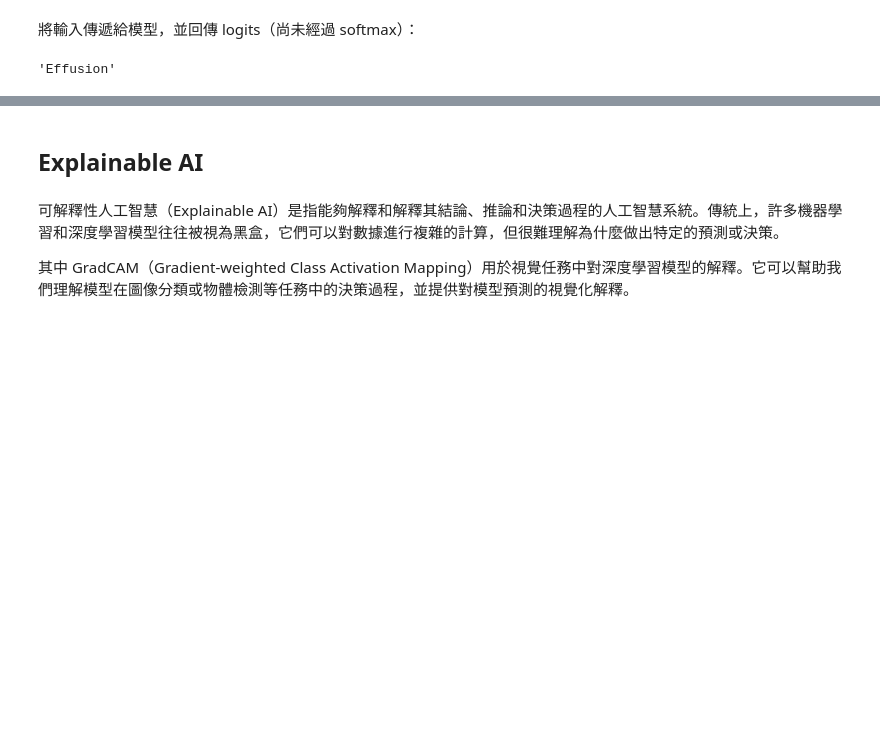
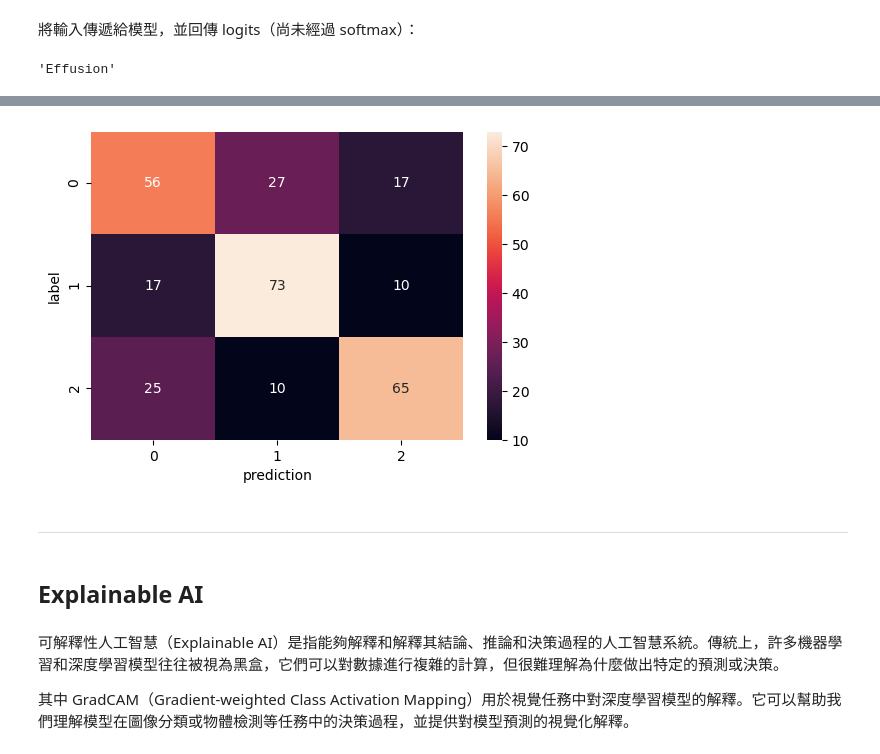
Before and after one commit to TA-aiacademy/CMU_Course, a Jupyter notebook: 03_Medical_Image/Part_2/2_Medical_image_example_with_GradCAM.ipynb, the cells around one changed output, grey strips where cells are left out. Cells and saved outputs as stored; diff of their text form; code cells hidden in the pictures; blank space fills up the shorter version.

```diff
--- a/03_Medical_Image/Part_2/2_Medical_image_example_with_GradCAM.ipynb
+++ b/03_Medical_Image/Part_2/2_Medical_image_example_with_GradCAM.ipynb
@@ -342,0 +397,2 @@ model.config.id2label[predicted_label]
+# %%
+test_ds = test_dataset.with_transform(transforms)
@@ -343,3 +409,17 @@ model.config.id2label[predicted_label]
+# %%
+outputs = trainer.predict(test_dataset=test_ds)
+cm = cfm_metric.compute(predictions=np.argmax(outputs.predictions, axis=1),
+                        references=outputs.label_ids)['confusion_matrix']
+# %%
+import seaborn as sns
+plt.figure(figsize=(6, 4))
+ax = sns.heatmap(cm, annot=True)
+ax.set(xlabel="prediction", ylabel="label")
+plt.show()
+# %% [output]
+[figure, added]
+# %% [markdown]
+---
 # %% [markdown]
 ## Explainable AI
 # %% [markdown]
```
Also changed, not shown: parts of 25 cells of this notebook, 1 other file.
